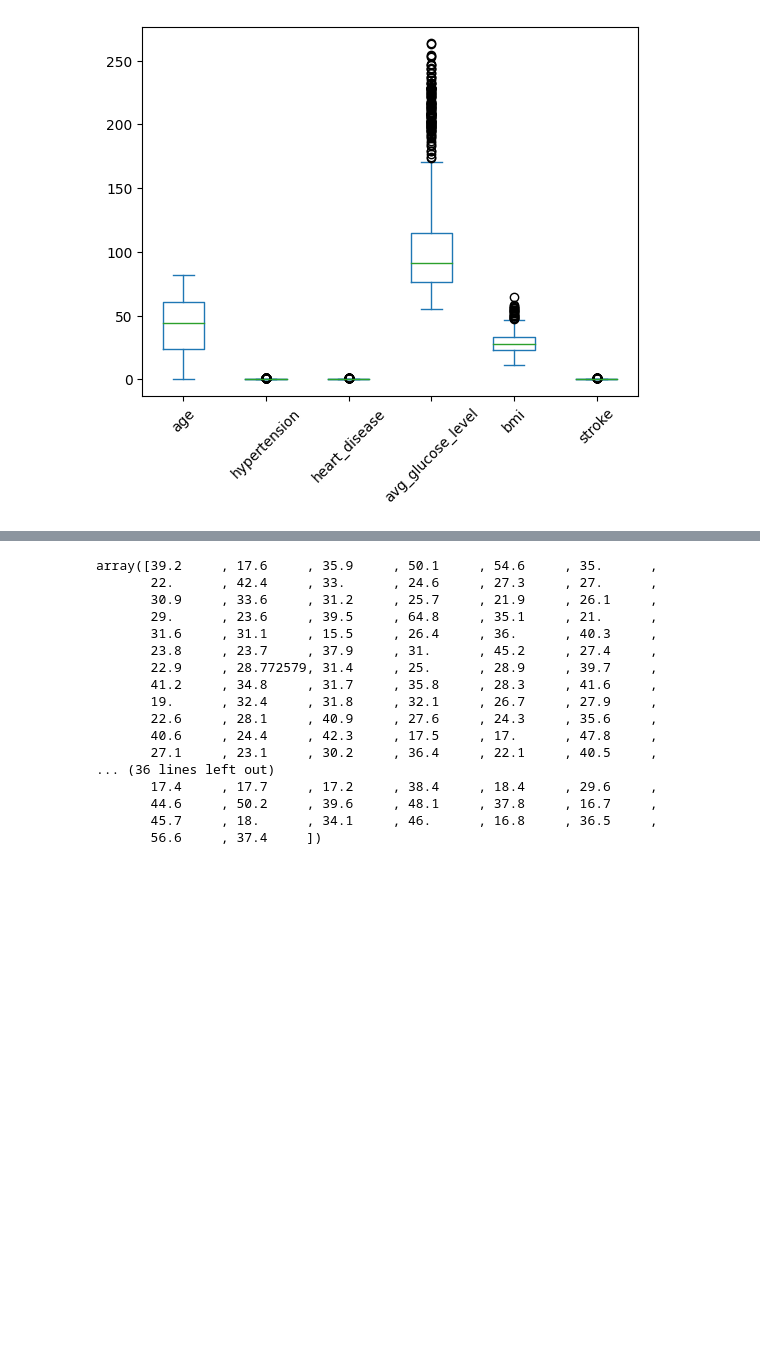
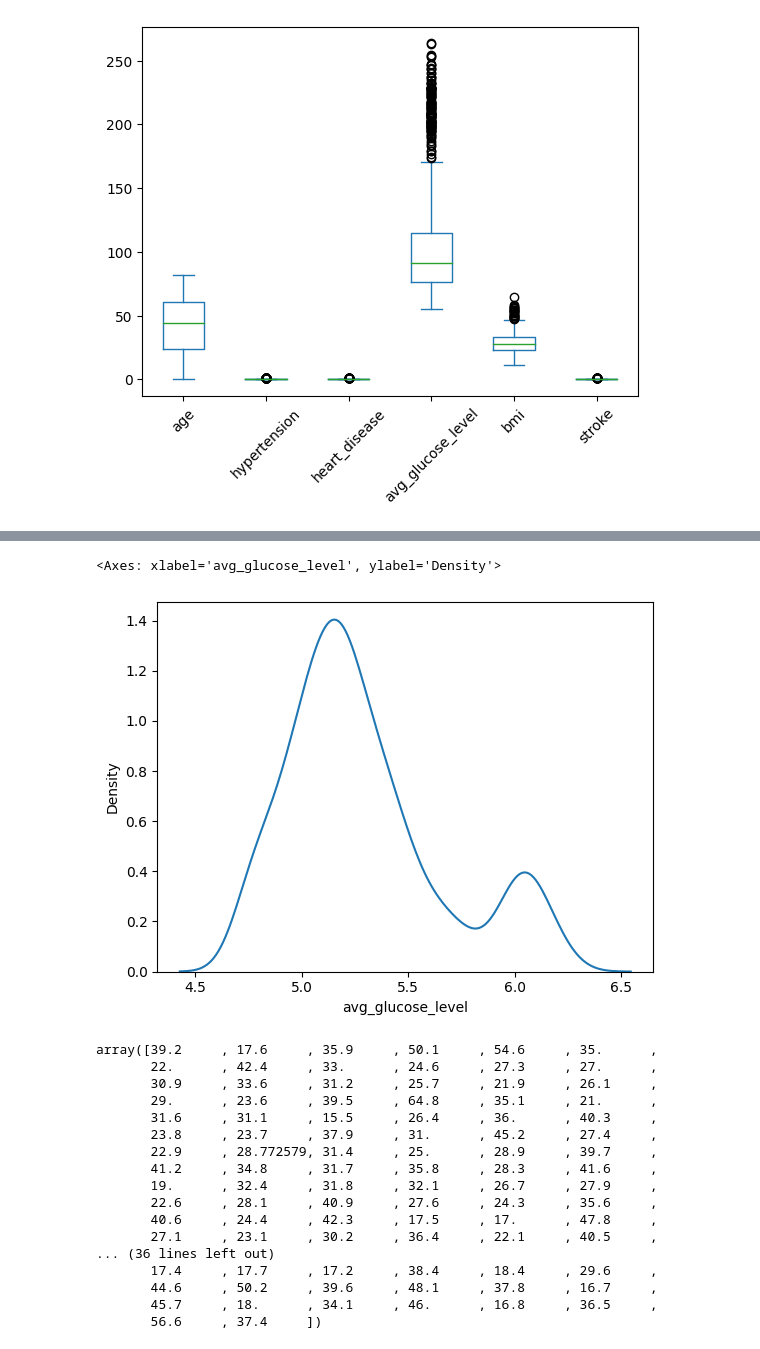
Before and after one commit to DS3001/group9, a Jupyter notebook: project_2/lab2.ipynb, the cells around one changed output, grey strips where cells are left out. Saved outputs shown, nothing was run; the diff lists cells and outputs as text; code cells hidden in the pictures; blank space fills up the shorter version.

```diff
--- a/project_2/lab2.ipynb
+++ b/project_2/lab2.ipynb
@@ -131,6 +132,17 @@ df_test_ohe.head()
 | 2 | 253 | 56543 | Female | 70.0 | 0 | 0 | 1 | Private | ... |
 | 3 | 255 | 32257 | Female | 47.0 | 0 | 0 | 1 | Private | ... |
 | 4 | 259 | 28674 | Female | 74.0 | 1 | 0 | 1 | Self-employed | ... |
+# %%
+# arcsinh transformation on avg_glucose_level for better data distribution
+df_train_ohe['avg_glucose_level'].describe()
+
+#sns.kdeplot(df_train_ohe['avg_glucose_level'])
+
+df_train_ohe['avg_glucose_level'] = np.arcsinh(df_train_ohe['avg_glucose_level'])
+sns.kdeplot(df_train_ohe['avg_glucose_level'])
+# %% [output]
+<Axes: xlabel='avg_glucose_level', ylabel='Density'>
+[figure, added]
 # %%
 # all clean of nans
 df_train_ohe['age'].unique()
```
Also changed, not shown: parts of 7 cells of this notebook.
